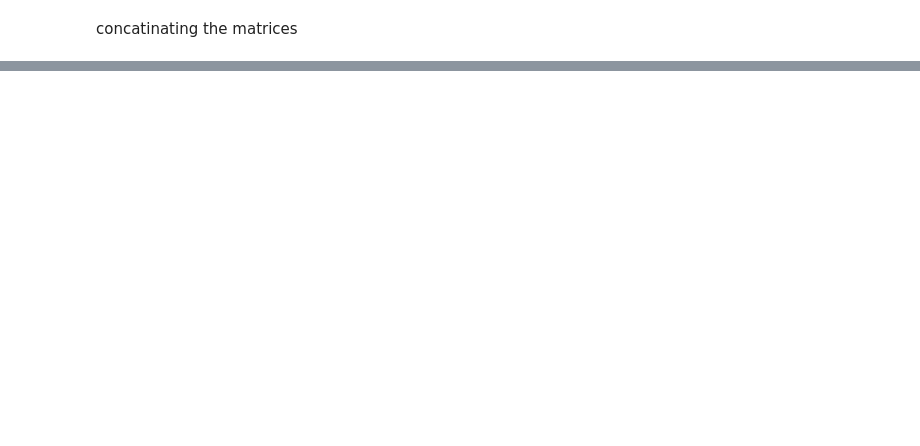
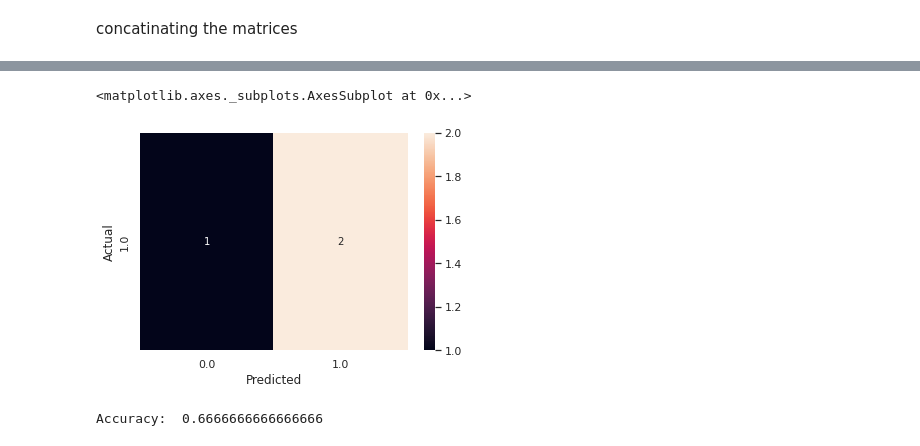
Before and after one commit to jnsbrdbr/Programming-Exercise_andrewNG, a Jupyter notebook: test10.ipynb, the cells around one changed output, grey strips where cells are left out. Cells and saved outputs as stored; diff of their text form; code cells hidden in the pictures; blank space fills up the shorter version.

```diff
--- a/test10.ipynb
+++ b/test10.ipynb
@@ -573,0 +561,4 @@ print(np.round(final_mtx,2))
+# %%
+df = pd.DataFrame(final_mtx,columns= ['common firend', 'total firend','jaccard_similarity',
+                                      'cosine_similarity','L1_norm','wsum','wmul','fin_data_label'])
+print (df)
@@ -573,0 +578,21 @@ print(np.round(final_mtx,2))
+# %%
+X = df[['common firend', 'total firend','jaccard_similarity','cosine_similarity','L1_norm',
+        'wsum','wmul']]
+y = df['fin_data_label']
+# %%
+X_train,X_test,y_train,y_test = train_test_split(X,y,test_size=0.25,random_state=0)
+# %%
+logistic_regression= LogisticRegression()
+logistic_regression.fit(X_train,y_train)
+y_pred=logistic_regression.predict(X_test)
+# %%
+confusion_matrix = pd.crosstab(y_test, y_pred, rownames=['Actual'], colnames=['Predicted'])
+sns.heatmap(confusion_matrix, annot=True)
+# %% [output]
+<matplotlib.axes._subplots.AxesSubplot at 0x...>
+[figure, added]
+# %%
+print('Accuracy: ',metrics.accuracy_score(y_test, y_pred))
+plt.show()
+# %% [output]
+Accuracy:  0.6666666666666666
```
Also changed, not shown: parts of 24 cells of this notebook.
